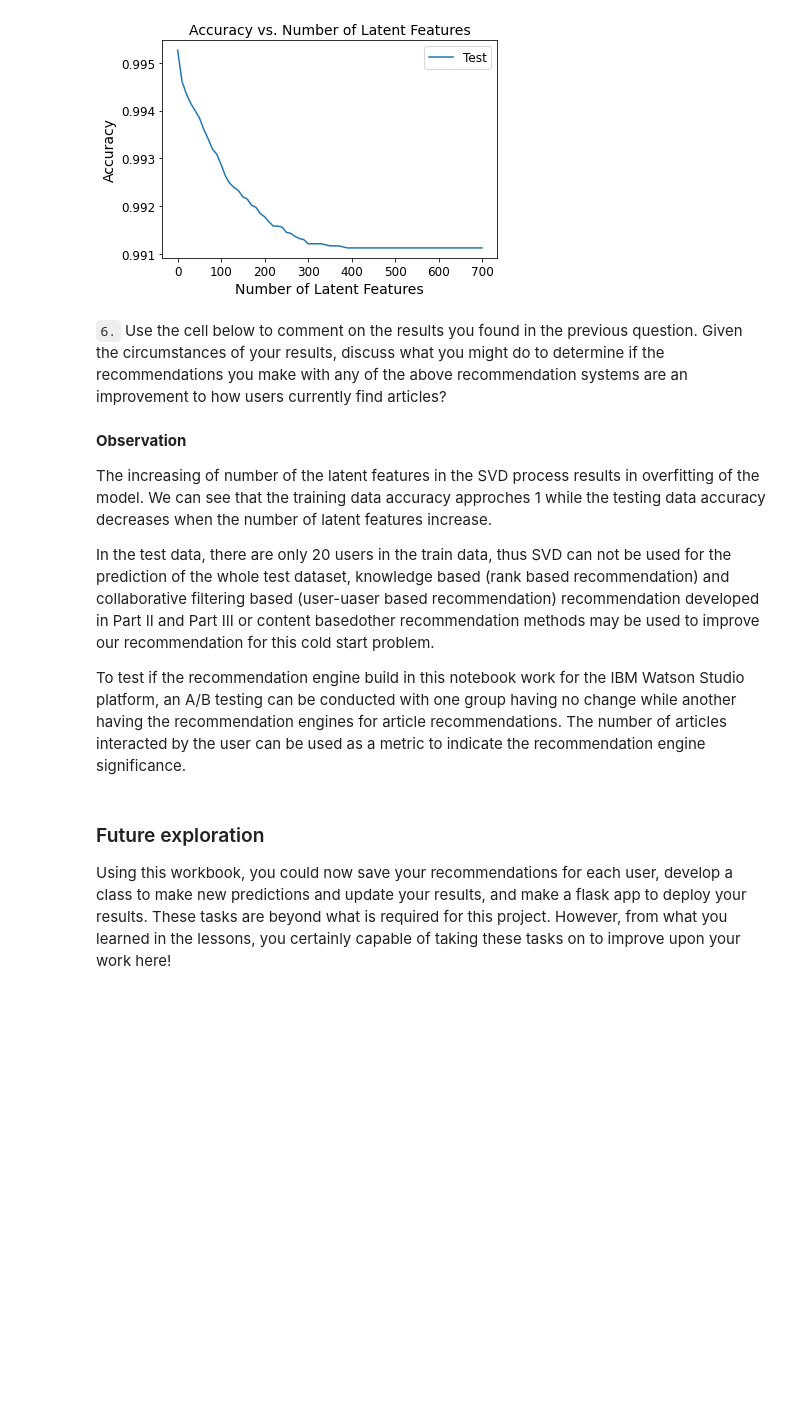
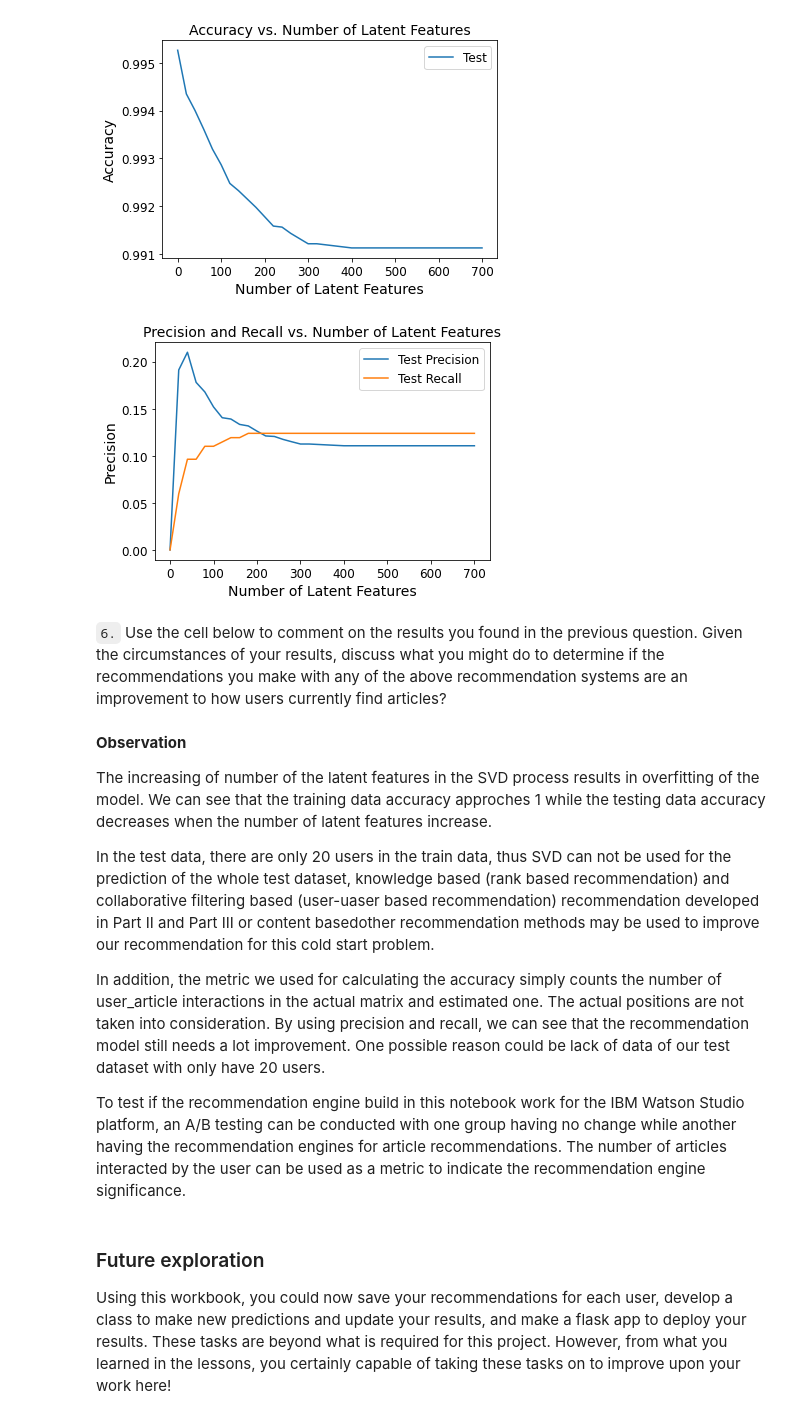
Before and after one commit to SweetAdjPotato/Recommendation_with_IBM, a Jupyter notebook: Recommendations_with_IBM.ipynb, the cells around one changed output. Drawn from its saved outputs; the diff is of its cells as text; code cells hidden in the pictures; blank space fills up the shorter version.

```diff
--- a/Recommendations_with_IBM.ipynb
+++ b/Recommendations_with_IBM.ipynb
@@ -847,9 +871,14 @@ vt_test = vt_train[:, col_idxs]
 
 user_idxs = user_item_test.index.isin(user_item_train.index)
 user_item_test_20 = user_item_test.loc[user_idxs,:] # users can be predicted in the test data
-num_latent_feats = np.arange(0,700+10,10)
+num_latent_feats = np.arange(0,700+10,20)
 sum_errs_train = []
 sum_errs_test = []
+test_precision = []
+test_recall = []
+
+# flattent the actual data for precision and recall calculation
+test_actual = np.array(user_item_test_20).flatten()
 
 for k in num_latent_feats:
     # restructure with k latent features
@@ -870,6 +899,13 @@ for k in num_latent_feats:
 
     sum_errs_train.append(err_train)
     sum_errs_test.append(err_test)
+
+    # flatten the predicted matrix
+    train_preds = np.array(user_item_train_preds).flatten()
+    test_preds = np.array(user_item_test_preds).flatten()
+
+    test_precision.append(precision_score(test_actual, test_preds, zero_division=0))
+    test_recall.append(recall_score(test_actual, test_preds, zero_division=0))
 # %%
 plt.plot(num_latent_feats, 1 - np.array(sum_errs_train)/df.shape[0] , label='Train')
 plt.title('Accuracy vs. Number of Latent Features', fontsize=14)
@@ -892,6 +928,18 @@ plt.legend(['Test'], prop={"size":12})
 plt.show()
 # %% [output]
 [figure]
+# %%
+plt.plot(num_latent_feats, test_precision , label='Test Precision')
+plt.plot(num_latent_feats, test_recall , label='Test Recall')
+plt.title('Precision and Recall vs. Number of Latent Features', fontsize=14)
+plt.xlabel('Number of Latent Features', fontsize=14)
+plt.ylabel('Precision', fontsize=14)
+plt.xticks(fontsize=12)
+plt.yticks(fontsize=12)
+plt.legend(prop={"size":12})
+plt.show()
+# %% [output]
+[figure, added]
 # %% [markdown]
 `6.` Use the cell below to comment on the results you found in the previous question. Given the circumstances of your results, discuss what you might do to determine if the recommendations you make with any of the above recommendation systems are an improvement to how users currently find articles?
 # %% [markdown]
@@ -901,6 +949,8 @@ The increasing of number of the latent features in the SVD process results in ov
 
 In the test data, there are only 20 users in the train data, thus SVD can not be used for the prediction of the whole test dataset, knowledge based (rank based recommendation) and collaborative filtering based (user-uaser based recommendation) recommendation developed in Part II and Part III or content basedother recommendation methods may be used to improve our recommendation for this cold start problem.
 
+In addition, the metric we used for calculating the accuracy simply counts the number of user_article interactions in the actual matrix and estimated one. The actual positions are not taken into consideration. By using precision and recall, we can see that the recommendation model still needs a lot improvement. One possible reason could be lack of data of our test dataset with only have 20 users.
+
 To test if the recommendation engine build in this notebook work for the IBM Watson Studio platform, an A/B testing can be conducted with one group having no change while another having the recommendation engines for article recommendations. The number of articles interacted by the user can be used as a metric to indicate the recommendation engine significance.
 # %% [markdown]
 <a id='conclusions'></a>
```
Also changed, not shown: parts of 12 cells of this notebook.
